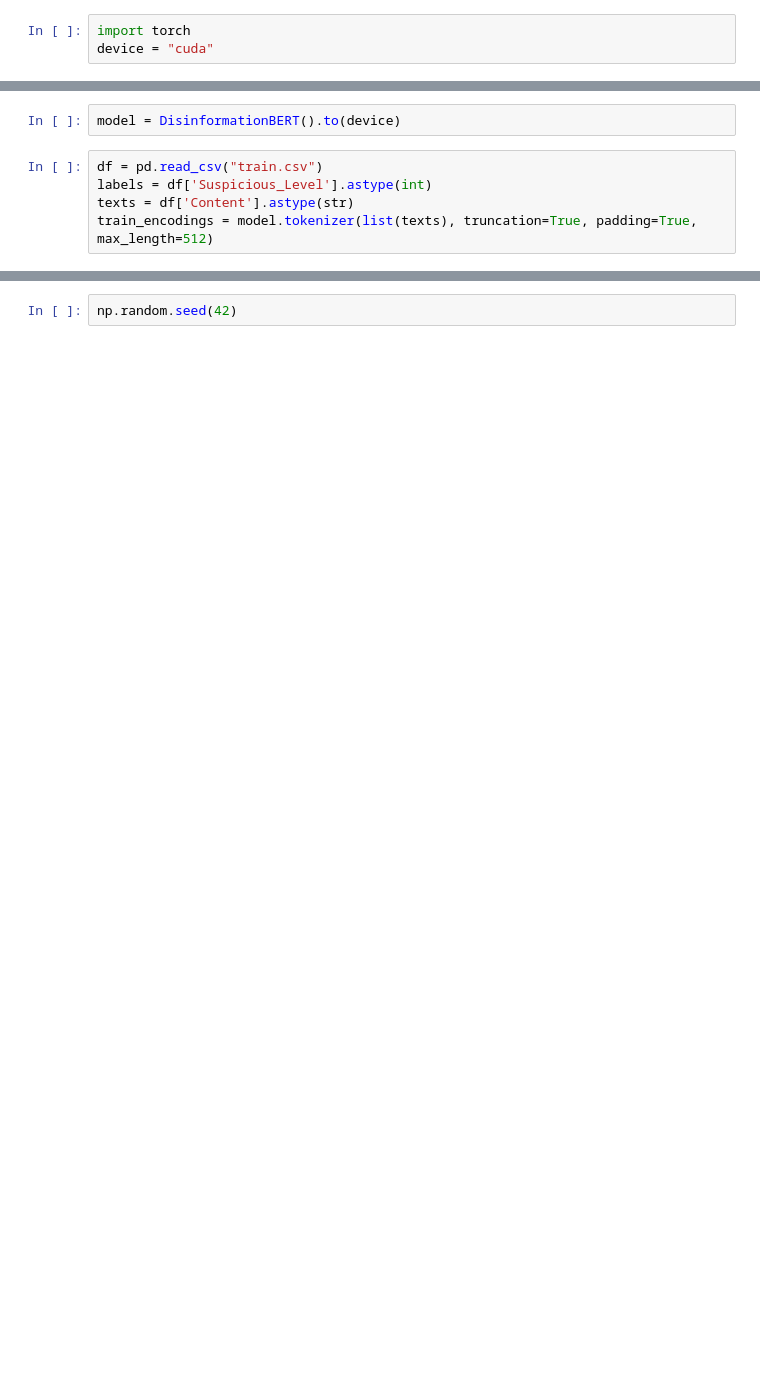
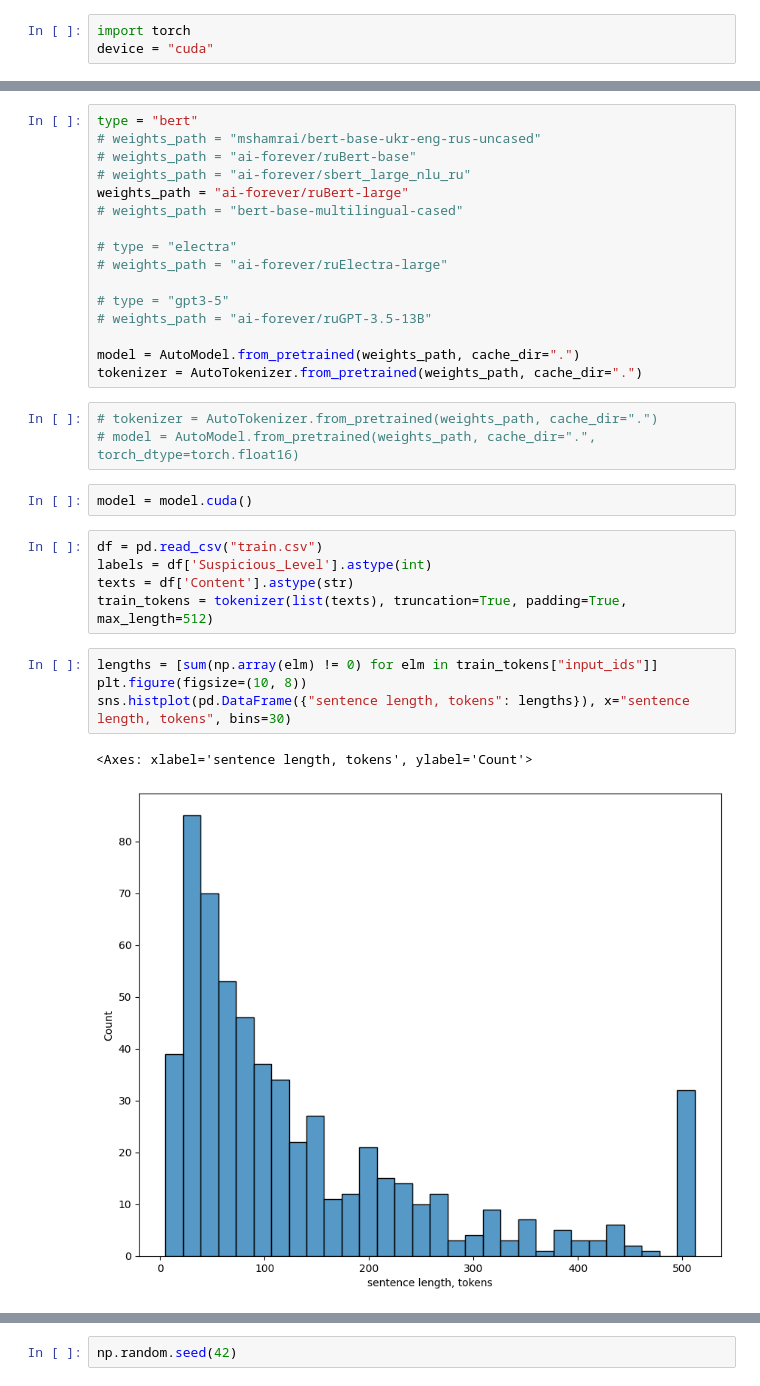
Before and after one commit to bohdanhlovatskyi/disinformation_detection, a Jupyter notebook: SKLearnTime.ipynb, the cells around one changed output, grey strips where cells are left out. Saved outputs shown, nothing was run; the diff lists cells and outputs as text; blank space fills up the shorter version.

```diff
--- a/SKLearnTime.ipynb
+++ b/SKLearnTime.ipynb
@@ -23,7 +56,33 @@ from data import create_classification_dataset
 # %%
-model = DisinformationBERT().to(device)
+type = "bert"
+# weights_path = "mshamrai/bert-base-ukr-eng-rus-uncased"
+# weights_path = "ai-forever/ruBert-base"
+# weights_path = "ai-forever/sbert_large_nlu_ru"
+weights_path = "ai-forever/ruBert-large"
+# weights_path = "bert-base-multilingual-cased"
+
+# type = "electra"
+# weights_path = "ai-forever/ruElectra-large"
+
+# type = "gpt3-5"
+# weights_path = "ai-forever/ruGPT-3.5-13B"
+
+model = AutoModel.from_pretrained(weights_path, cache_dir=".")
+tokenizer = AutoTokenizer.from_pretrained(weights_path, cache_dir=".")
+# %%
+# tokenizer = AutoTokenizer.from_pretrained(weights_path, cache_dir=".")
+# model = AutoModel.from_pretrained(weights_path, cache_dir=".", torch_dtype=torch.float16)
+# %%
+model = model.cuda()
 # %%
 df = pd.read_csv("train.csv")
 labels = df['Suspicious_Level'].astype(int)
 texts = df['Content'].astype(str)
-train_encodings = model.tokenizer(list(texts), truncation=True, padding=True, max_length=512)
+train_tokens = tokenizer(list(texts), truncation=True, padding=True, max_length=512)
+# %%
+lengths = [sum(np.array(elm) != 0) for elm in train_tokens["input_ids"]]
+plt.figure(figsize=(10, 8))
+sns.histplot(pd.DataFrame({"sentence length, tokens": lengths}), x="sentence length, tokens", bins=30)
+# %% [output]
+<Axes: xlabel='sentence length, tokens', ylabel='Count'>
+[figure, added]
```
Also changed, not shown: parts of 63 cells of this notebook, 7 other files.
